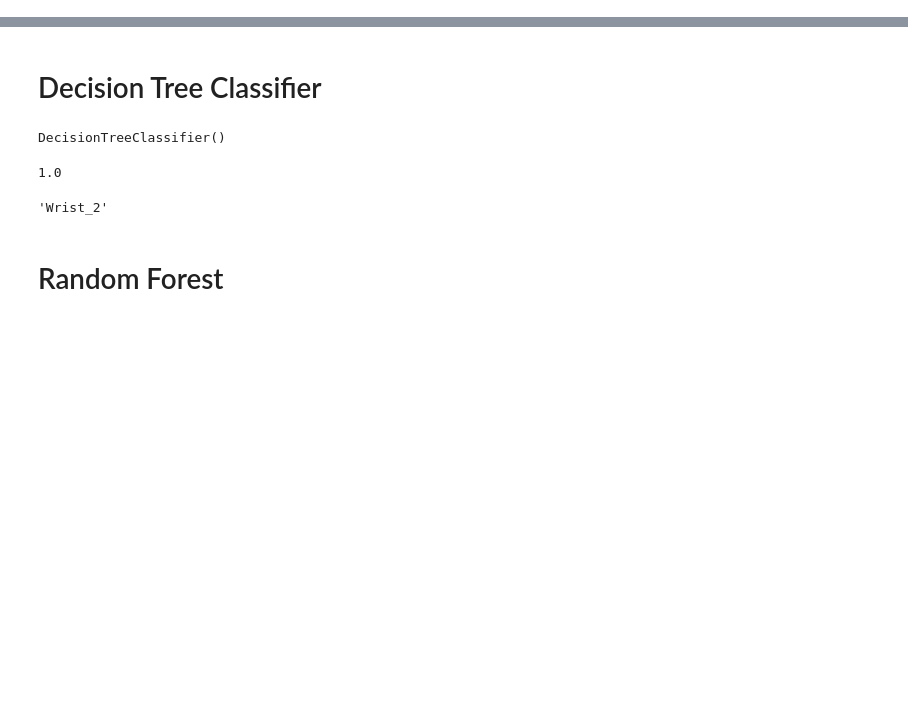
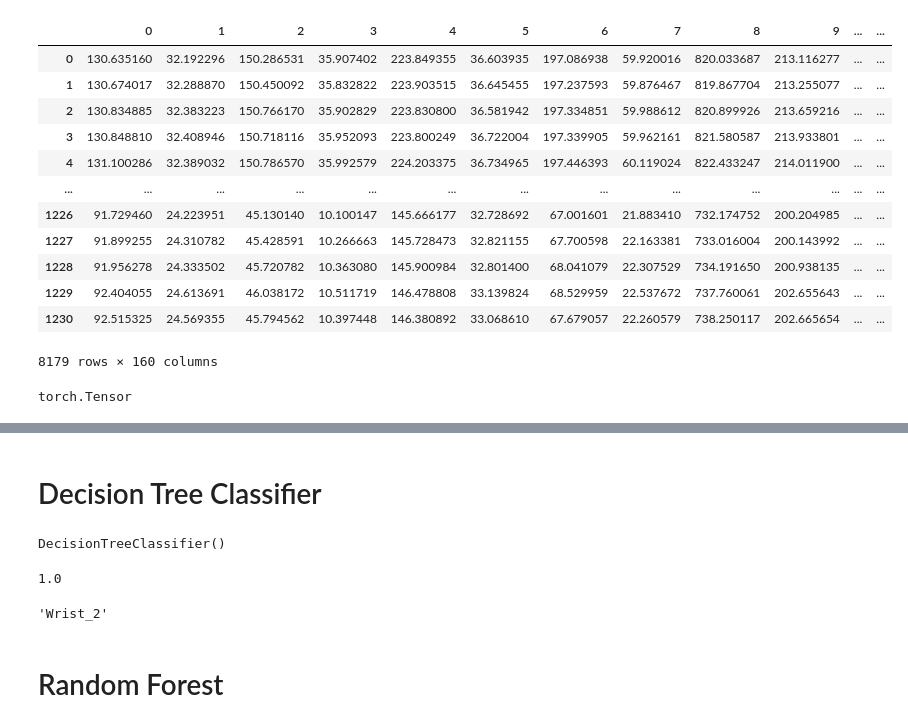
Before and after one commit to Xbostick/sveta, a Jupyter notebook: HW_4.ipynb, the cells around one changed output, grey strips where cells are left out. Saved outputs shown, nothing was run; the diff lists cells and outputs as text; code cells hidden in the pictures; blank space fills up the shorter version.

```diff
--- a/HW_4.ipynb
+++ b/HW_4.ipynb
@@ -32,0 +56,2 @@ dataF.head()
+# %%
+cl = dataF[dataF['label'] == 0 ]
@@ -32,0 +77,21 @@ dataF.head()
+# %%
+import math
+
+dataFNN = pd.DataFrame()
+Test_Period_len = 10
+for cl in labels.keys():
+    data = pd.read_csv('./Data/'+labels[cl]+'.txt', sep='\t')
+    data = data.iloc[:,2:-38]
+    raw = []
+    for i in range(math.floor(data.shape[0])):
+        if (i + 10 <= math.floor(data.shape[0])):
+            a = data.iloc[i:i+10,:].values
+            a = a.reshape(160,1)
+            #print(a)
+            a = np.append(a,cl)
+            #print(a)
+            raw.append(a)
+            #print(raw)
+    dataFNN = pd.concat([dataFNN,pd.DataFrame(raw)],axis = 0)
+    print(1)
+dataFNN.head()
@@ -32,0 +113,2 @@ dataF.head()
+# %%
+a = dataFNN.iloc[:,:-1]
@@ -32,0 +132,16 @@ dataF.head()
+# %%
+a
+# %% [output]
+|  | 0 | 1 | 2 | 3 | 4 | 5 | 6 | 7 | 8 | 9 | ... | ... |
+| 0 | 130.635160 | 32.192296 | 150.286531 | 35.907402 | 223.849355 | 36.603935 | 197.086938 | 59.920016 | 820.033687 | 213.116277 | ... | ... |
+| 1 | 130.674017 | 32.288870 | 150.450092 | 35.832822 | 223.903515 | 36.645455 | 197.237593 | 59.876467 | 819.867704 | 213.255077 | ... | ... |
+| 2 | 130.834885 | 32.383223 | 150.766170 | 35.902829 | 223.830800 | 36.581942 | 197.334851 | 59.988612 | 820.899926 | 213.659216 | ... | ... |
+| 3 | 130.848810 | 32.408946 | 150.718116 | 35.952093 | 223.800249 | 36.722004 | 197.339905 | 59.962161 | 821.580587 | 213.933801 | ... | ... |
+| 4 | 131.100286 | 32.389032 | 150.786570 | 35.992579 | 224.203375 | 36.734965 | 197.446393 | 60.119024 | 822.433247 | 214.011900 | ... | ... |
+| ... | ... | ... | ... | ... | ... | ... | ... | ... | ... | ... | ... | ... |
+| 1226 | 91.729460 | 24.223951 | 45.130140 | 10.100147 | 145.666177 | 32.728692 | 67.001601 | 21.883410 | 732.174752 | 200.204985 | ... | ... |
+| 1227 | 91.899255 | 24.310782 | 45.428591 | 10.266663 | 145.728473 | 32.821155 | 67.700598 | 22.163381 | 733.016004 | 200.143992 | ... | ... |
+| 1228 | 91.956278 | 24.333502 | 45.720782 | 10.363080 | 145.900984 | 32.801400 | 68.041079 | 22.307529 | 734.191650 | 200.938135 | ... | ... |
+| 1229 | 92.404055 | 24.613691 | 46.038172 | 10.511719 | 146.478808 | 33.139824 | 68.529959 | 22.537672 | 737.760061 | 202.655643 | ... | ... |
+| 1230 | 92.515325 | 24.569355 | 45.794562 | 10.397448 | 146.380892 | 33.068610 | 67.679057 | 22.260579 | 738.250117 | 202.665654 | ... | ... |
+8179 rows × 160 columns
@@ -32,0 +167,4 @@ dataF.head()
+# %%
+type(torch.tensor(X_train.values))
+# %% [output]
+torch.Tensor
```
Also changed, not shown: parts of 27 cells of this notebook, 1 other file.
